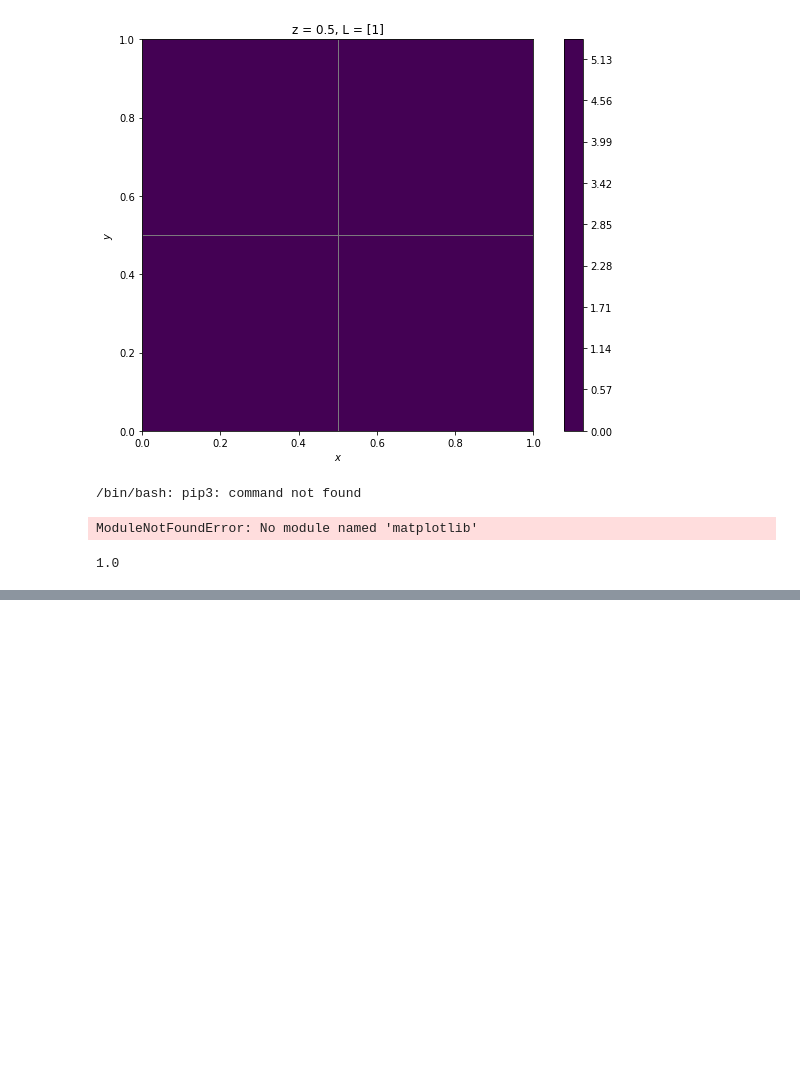
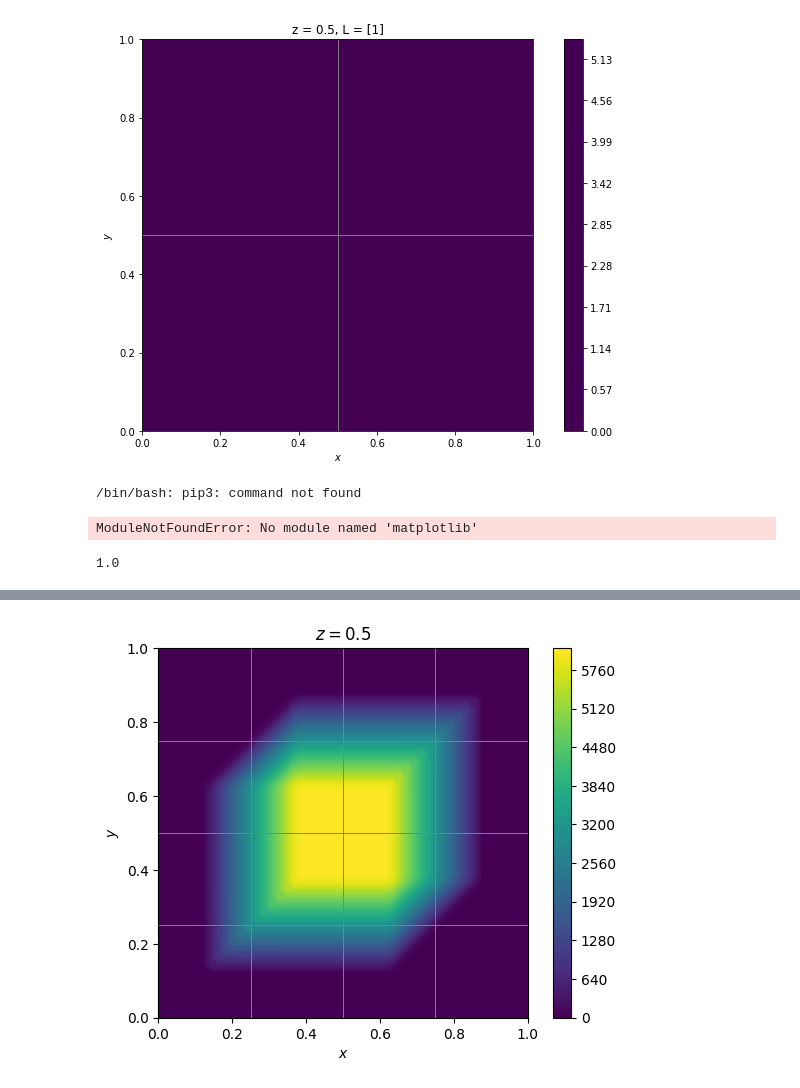
Before and after one commit to 314152718/amr-gpu, a Jupyter notebook: visualize.ipynb, the cells around one changed output, grey strips where cells are left out. Drawn from its saved outputs; the diff is of its cells as text; code cells hidden in the pictures; blank space fills up the shorter version.

```diff
--- a/visualize.ipynb
+++ b/visualize.ipynb
@@ -275,17 +254,19 @@ np.sum(grid_dev_mat.dx[grid_dev_mat.flag_leaf == 1]**3)
 # %%
-print(plt_default_size)
+#print(plt_default_size)
 z = 0.5
 im = plot_rho_slice(grid_dev_mat, z)
 plot_grid_slice(grid_dev_mat, z, color='grey')
 
-plt.rcParams["figure.figsize"] = [1.8 * i for i in deepcopy(plt_default_size)]
+#plt.rcParams["figure.figsize"] = [1.8 * i for i in deepcopy(plt_default_size)]
 plt.gca().set_aspect(1.)
 plt.xlabel(r'$x$')
 plt.ylabel(r'$y$')
 plt.title(r'$z = %.3g$' % z)
 plt.colorbar()
 plt.show()
 plt.close()
+# %% [output]
+[figure, added]
 # %%
 z = 0.5
 L = [2]
```
Also changed, not shown: parts of 8 cells of this notebook.
